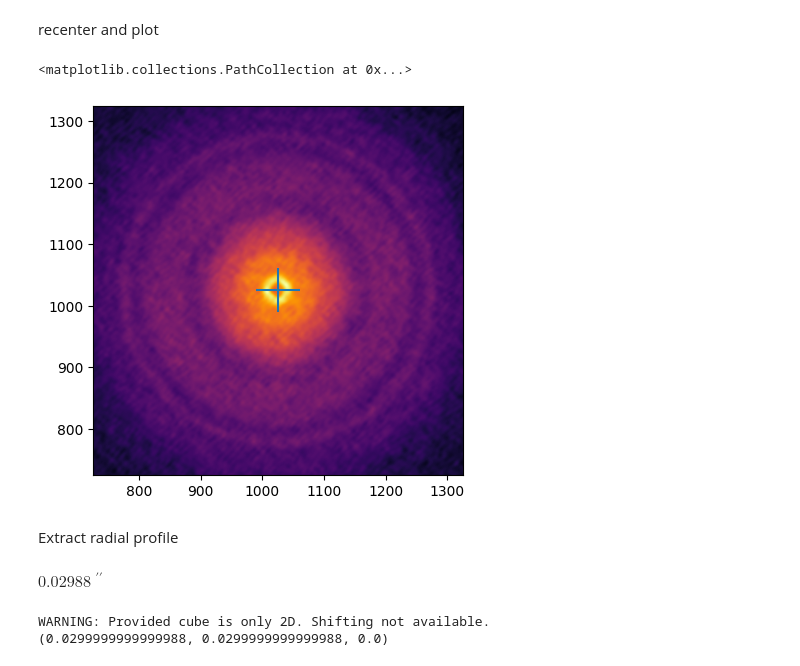
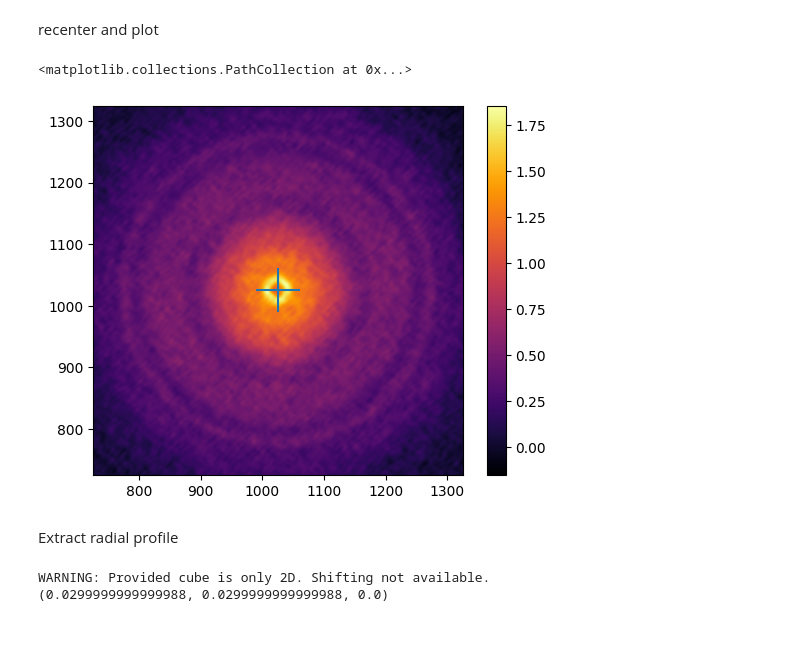
Before and after one commit to rfranceschi/disksimtool, a Jupyter notebook: observation_quicklook.ipynb, the cells around one changed output. Cells and saved outputs as stored; diff of their text form; code cells hidden in the pictures; blank space fills up the shorter version.

```diff
--- a/observation_quicklook.ipynb
+++ b/observation_quicklook.ipynb
@@ -30,8 +26,8 @@ au = c.au.cgs.value
 # %% [markdown]
 Fixed variables.
 # %%
-obs_path = Path('../observations/')
-profiles_path = Path('../profiles/')
+obs_path = Path('./observations/')
+profiles_path = Path('./profiles/')
 
 profiles_path.mkdir(exist_ok=True)
 
@@ -363,3 +359,6 @@ with fits.open(fits_870_0_micron) as hdul:
     display(hdul[0].data.shape)
 # %% [output]
 (1, 1, 2048, 2048)
+# %%
+imcube_870_0_micron = gf.imagecube(fits_870_0_micron, FOV=2.5)
+imcube_870_0_micron.beamarea_arcsec
@@ -368,24 +370,22 @@ recenter and plot
 # %%
 f, ax = plt.subplots()
 # im = ax.imshow(imcube.data, cmap='inferno', origin='lower', extent=imcube.extent)
 shifted_data = shift(data_870_0_micron, [-3, 4], order=0)
+shifted_data /= imcube_870_0_micron.beamarea_arcsec
 im = ax.imshow(shifted_data, cmap='inferno', origin='lower')
+cb = plt.colorbar(im)
 window = 300
 ax.set_xlim(fits.getval(fits_870_0_micron, 'crpix1') + np.array([- window,
                                                                 window]))
 ax.set_ylim(fits.getval(fits_870_0_micron, 'crpix2') + np.array([- window,
                                                                 window]))
 ax.scatter(fits.getval(fits_870_0_micron, 'crpix1'), fits.getval
 (fits_870_0_micron, 'crpix2'), marker='+', s=1000)
 # %% [output]
 <matplotlib.collections.PathCollection at 0x...>
-[figure, old version]
+[figure, new version]
 # %% [markdown]
 Extract radial profile
-# %%
-(8.3e-6 * u.deg).to(u.arcsec)
-# %% [output]
-$0.02988 \; \mathrm{{}^{\prime\prime}}$
 # %%
 #  modify fits file recenter and convert to brightness temperature units
 fits_870_0_micron_mod = Path(str(fits_870_0_micron).replace('.fits', '_mod'
```
Also changed, not shown: parts of 16 cells of this notebook, 6 other files.
